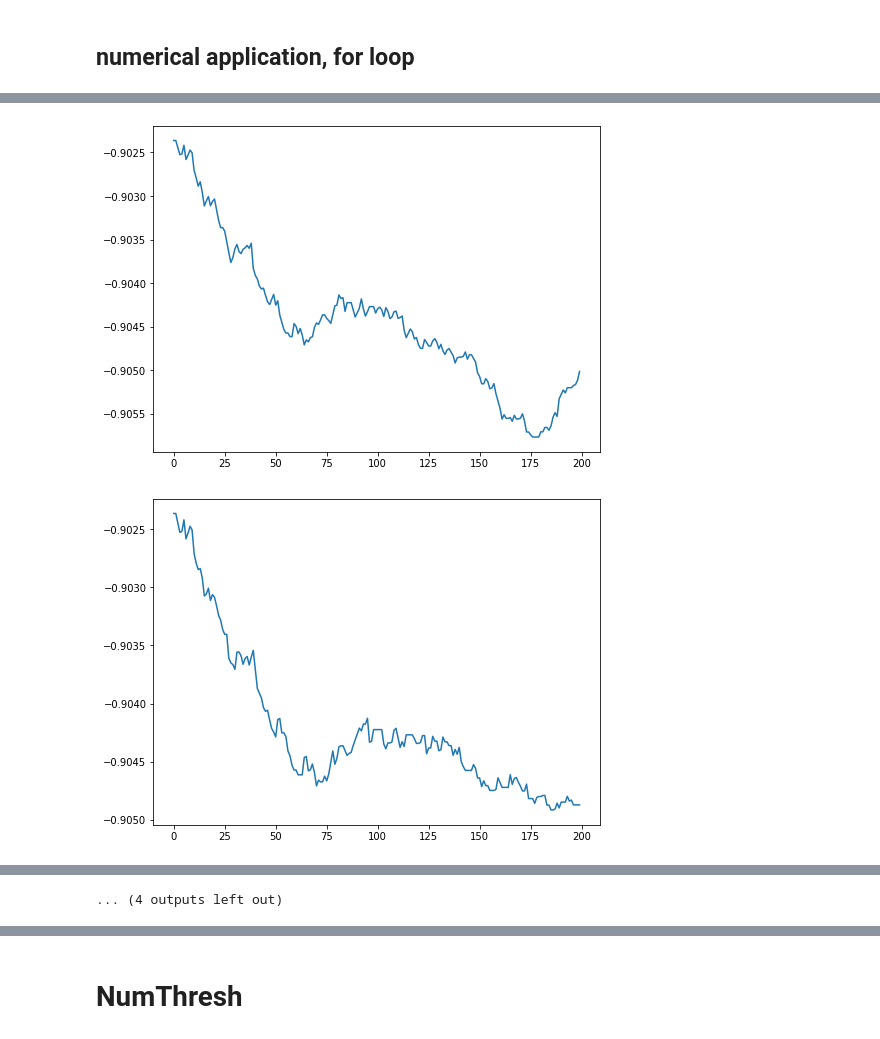
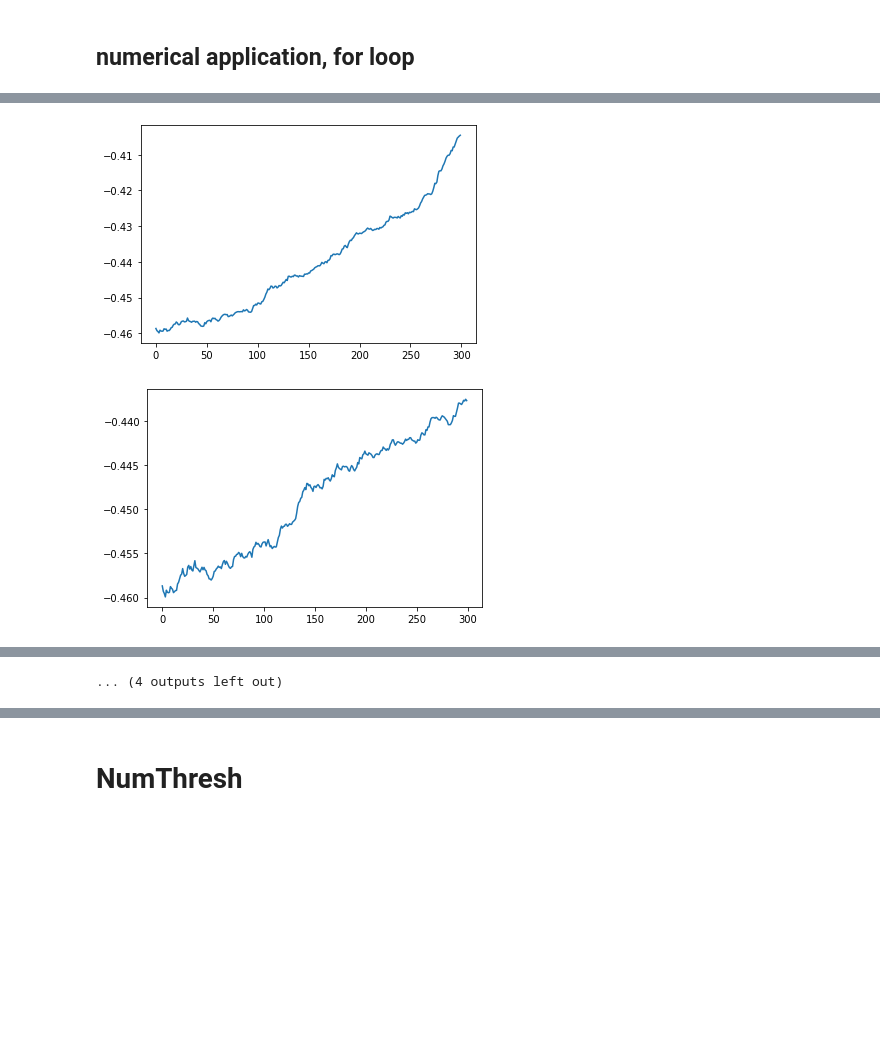
Before and after one commit to topel/sglthresh, a Jupyter notebook: sgl_bibtex.ipynb, the cells around one changed output, grey strips where cells are left out. Saved outputs shown, nothing was run; the diff lists cells and outputs as text; code cells hidden in the pictures; blank space fills up the shorter version.

```diff
--- a/sgl_bibtex.ipynb
+++ b/sgl_bibtex.ipynb
@@ -225,7 +289,7 @@ MultiClassClassifierModule(
   (output): Linear(in_features=200, out_features=159, bias=True)
 )
 # %%
-num_epochs = 5
+num_epochs = 10
 
 
 losses = []
@@ -523,0 +596,4 @@ macro: p:42.82 r:22.41 f1:25.84
+# %%
+learned_AT_thresholds=THRESHmodel.thresh.clone().detach().cpu().numpy()
+sigma = THRESHmodel.sigma.clone().detach().cpu().numpy()
+learned_AT_thresholds[:20], sigma[:20]
@@ -523,0 +608,14 @@ macro: p:42.82 r:22.41 f1:25.84
+# %%
+print_thresholds(learned_AT_thresholds, nb_classes)
+train_pred = train_outputs_numpy>learned_AT_thresholds
+dev_pred = dev_outputs_numpy>learned_AT_thresholds
+test_pred = test_outputs_numpy>learned_AT_thresholds
+print('train')
+print_scores(y_train_numpy, train_pred)
+# compute_accuracy_from_numpy_tensors(y_train_numpy, train_pred)
+print('dev')
+print_scores(y_dev_numpy, dev_pred)
+print('test')
+print_scores(y_test_numpy, test_pred)
+# compute_accuracy_from_numpy_tensors(y_test_numpy, test_pred)
+# 0.3366 0.2834 0.2761 0.3185 0.2849 0.2611
@@ -532,15 +648,15 @@ macro: p:35.39 r:16.45 f1:19.58
 ## numerical application, for loop
 # %%
 criterion = F1_loss_objective
-fh = open("datasets/bibtex/sglthresh_bibtex_F1obj_micro_sigma_LabelPowerset.txt","wt")
-# fh = open("datasets/bibtex/sglthresh_bibtex_F1obj_micro_sigma_myNetwork.txt","wt")
+# # fh = open("datasets/emotions/sglthresh_emotions_F1obj_micro_sigma_LabelPowerset.txt","wt")
+# fh = open("datasets/emotions/sglthresh_emotions_F1obj_micro_sigma_myNetwork.txt","wt")
 
 # criterion = torch.nn.BCELoss(reduction="mean")
 # fh = open("datasets/emotions/sglthresh_emotions_BCEobj_micro_sigma.txt","wt")
 
 learning_rate = 1e-3
-num_epochs = 200
-fh.write("a,f1train,ptrain,rtrain,f1test,ptest,rtest\n")
+num_epochs = 300
+# fh.write("a,f1train,ptrain,rtrain,f1test,ptest,rtest\n")
 metrics_list = []
 scale_param_values_list = []
 
@@ -555,13 +671,19 @@ for sigma_value in scale_list:
 
     print("sigma:", sigma_value)
 
-    THRESHmodel = ThresholdModel(threshold_fn=threshold_fn, t=0.3, nb_classes=nb_classes)
+    THRESHmodel = ThresholdModel(threshold_fn=threshold_fn, t=0.3, sigma=sigma_value, nb_classes=nb_classes)
     THRESHmodel = THRESHmodel.to(device, dtype=torch.float)
     # criterion = torch.nn.BCELoss(reduction="mean")
-    THRESHoptimizer = torch.optim.Adam(THRESHmodel.parameters(), lr=learning_rate)
 
+    THRESHoptimizer = torch.optim.Adam([
+                {'params': THRESHmodel.thresh}
+            ], lr=learning_rate)
 
-    sigma = torch.nn.Parameter(torch.tensor(sigma_value), requires_grad=True)
+#     #     learn the thresholds and sigma:
+#     THRESHoptimizer = torch.optim.Adam([
+#                     {'params': THRESHmodel.thresh},
+#                     {'params': THRESHmodel.sigma, 'lr': 1}
+#                 ], lr=learning_rate)
 
     cumul_delta_thresh = torch.zeros(nb_classes,)
     delta_thresh = torch.zeros(nb_classes,)
@@ -578,11 +700,11 @@ for sigma_value in scale_list:
 
         # Forward pass
         # inputs:  predictions_tensor
-        outputs = THRESHmodel(pth_train_probs, sigma)
+        outputs = THRESHmodel(pth_dev_probs)
 
     #     if epoch % 10 == 0:
     #         print(outputs[-1])
-        loss = criterion(outputs, pth_train_gt)
+        loss = criterion(outputs, pth_dev_gt)
 
         # Backward and optimize
         THRESHoptimizer.zero_grad()
@@ -611,28 +733,26 @@ for sigma_value in scale_list:
         # if torch.sum(delta_thresh) < 0.01: break
 
 #     print('delta:', cumul_delta_thresh)
-    plt.figure(figsize=(8,6))
+    plt.figure()
     plt.plot(losses)
 
-    for el in THRESHmodel.parameters():
-        learned_AT_thresholds = el.detach().cpu().numpy()
+    learned_AT_thresholds=THRESHmodel.thresh.clone().detach().cpu().numpy()
+    dev_pred = dev_outputs_numpy>learned_AT_thresholds
+    test_pred = test_outputs_numpy>learned_AT_thresholds
+#     print("dev")
+#     print_scores(y_dev_numpy, dev_pred)
+#     # compute_accuracy_from_numpy_tensors(y_train_numpy, train_pred)
+#     print("test")
+#     print_scores(y_test_numpy, test_pred)
 
-    train_pred = train_outputs_numpy>learned_AT_thresholds
-    test_pred = test_outputs_numpy>learned_AT_thresholds
-    print("train")
-    print_scores(y_train, train_pred)
-    # compute_accuracy_from_numpy_tensors(y_train_numpy, train_pred)
-    print("test")
-    print_scores(y_test, test_pred)
+    p2, r2, fscore2, support = precision_recall_fscore_support(y_dev_numpy, dev_pred, pos_label=1, average='micro')
+#     p3, r3, fscore3, support = precision_recall_fscore_support(gt_y, preds, pos_label=1, average='macro')
+    p2te, r2te, fscore2te, _ = precision_recall_fscore_support(y_test_numpy, test_pred, pos_label=1, average='micro')
 
-    p2, r2, fscore2, support = precision_recall_fscore_support(y_train, train_pred, pos_label=1, average='micro')
-#     p3, r3, fscore3, support = precision_recall_fscore_support(gt_y, preds, pos_label=1, average='macro')
-    p2te, r2te, fscore2te, _ = precision_recall_fscore_support(y_test, test_pred, pos_label=1, average='micro')
-
-    fh.write("%.2f,%.2f,%.2f,%.2f,%.2f,%.2f,%.2f\n"%(sigma_value, 100.*fscore2, 100.*p2, 100.*r2,
-                                                   100.*fscore2te, 100.*p2te, 100.*r2te))
+#     fh.write("%.2f,%.2f,%.2f,%.2f,%.2f,%.2f,%.2f\n"%(sigma_value, 100.*fscore2, 100.*p2, 100.*r2,
+#                                                    100.*fscore2te, 100.*p2te, 100.*r2te))
     metrics_list.append([p2, r2, fscore2, p2te, r2te, fscore2te])
 
-fh.close()
+# fh.close()
 # %% [output]
 sigma: 1.0
@@ -655,2 +773,2 @@ macro: p:43.37 r:22.37 f1:25.86
-[figure, old version]
+[figure, new version]
-[figure, old version]
+[figure, new version]
```
Also changed, not shown: parts of 52 cells of this notebook, 1 other file.
